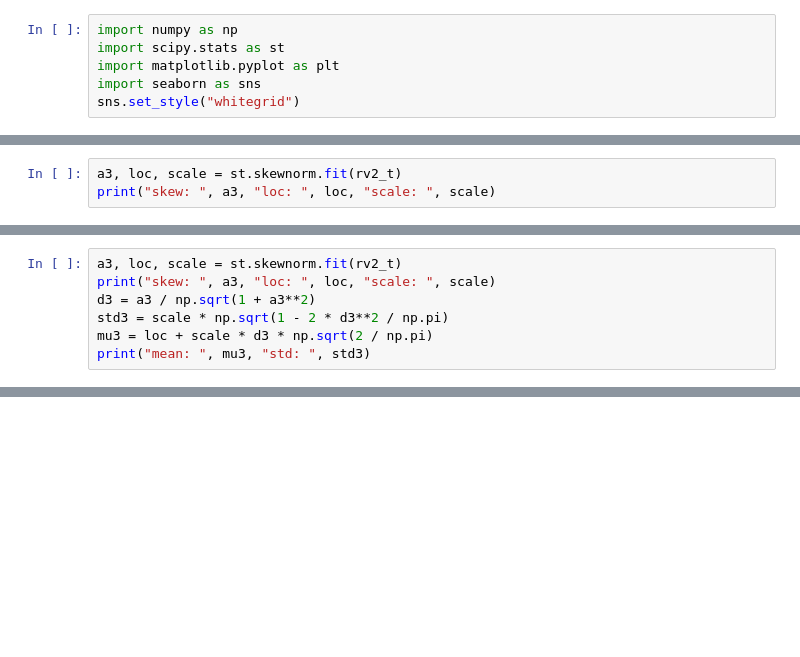
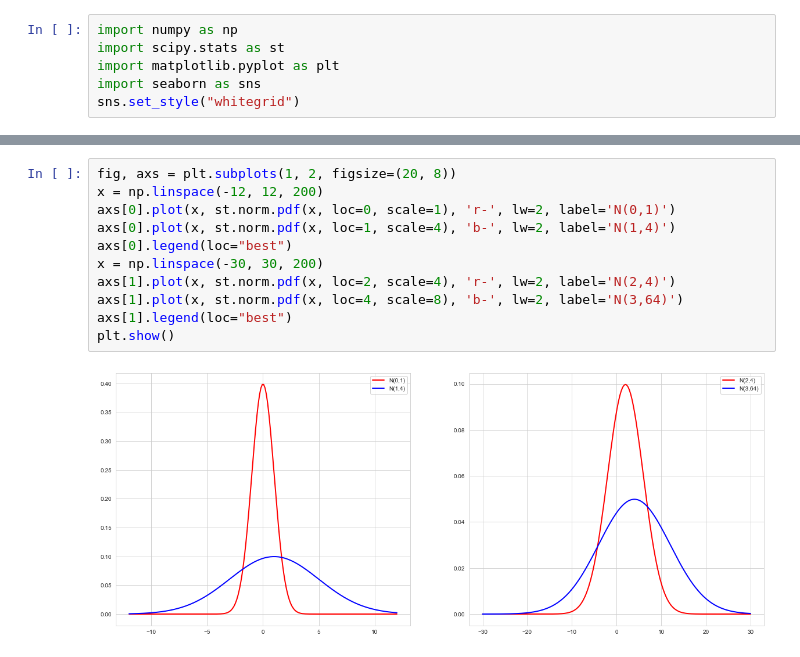
Before and after one commit to dbernaciak/playground, a Jupyter notebook: misc/relative_transformation.ipynb, the cells around one changed output, grey strips where cells are left out. Saved outputs shown, nothing was run; the diff lists cells and outputs as text; blank space fills up the shorter version.

```diff
--- a/misc/relative_transformation.ipynb
+++ b/misc/relative_transformation.ipynb
@@ -24,3 +6,0 @@ plt.show()
-# %%
-a3, loc, scale = st.skewnorm.fit(rv2_t)
-print("skew: ", a3, "loc: ", loc, "scale: ", scale)
@@ -73,7 +6,0 @@ plt.show()
-# %%
-a3, loc, scale = st.skewnorm.fit(rv2_t)
-print("skew: ", a3, "loc: ", loc, "scale: ", scale)
-d3 = a3 / np.sqrt(1 + a3**2)
-std3 = scale * np.sqrt(1 - 2 * d3**2 / np.pi)
-mu3 = loc + scale * d3 * np.sqrt(2 / np.pi)
-print("mean: ", mu3, "std: ", std3)
@@ -116,0 +40,13 @@ plt.show()
+# %%
+fig, axs = plt.subplots(1, 2, figsize=(20, 8))
+x = np.linspace(-12, 12, 200)
+axs[0].plot(x, st.norm.pdf(x, loc=0, scale=1), 'r-', lw=2, label='N(0,1)')
+axs[0].plot(x, st.norm.pdf(x, loc=1, scale=4), 'b-', lw=2, label='N(1,4)')
+axs[0].legend(loc="best")
+x = np.linspace(-30, 30, 200)
+axs[1].plot(x, st.norm.pdf(x, loc=2, scale=4), 'r-', lw=2, label='N(2,4)')
+axs[1].plot(x, st.norm.pdf(x, loc=4, scale=8), 'b-', lw=2, label='N(3,64)')
+axs[1].legend(loc="best")
+plt.show()
+# %% [output]
+[figure, added]
```
Also changed, not shown: parts of 37 cells of this notebook.
